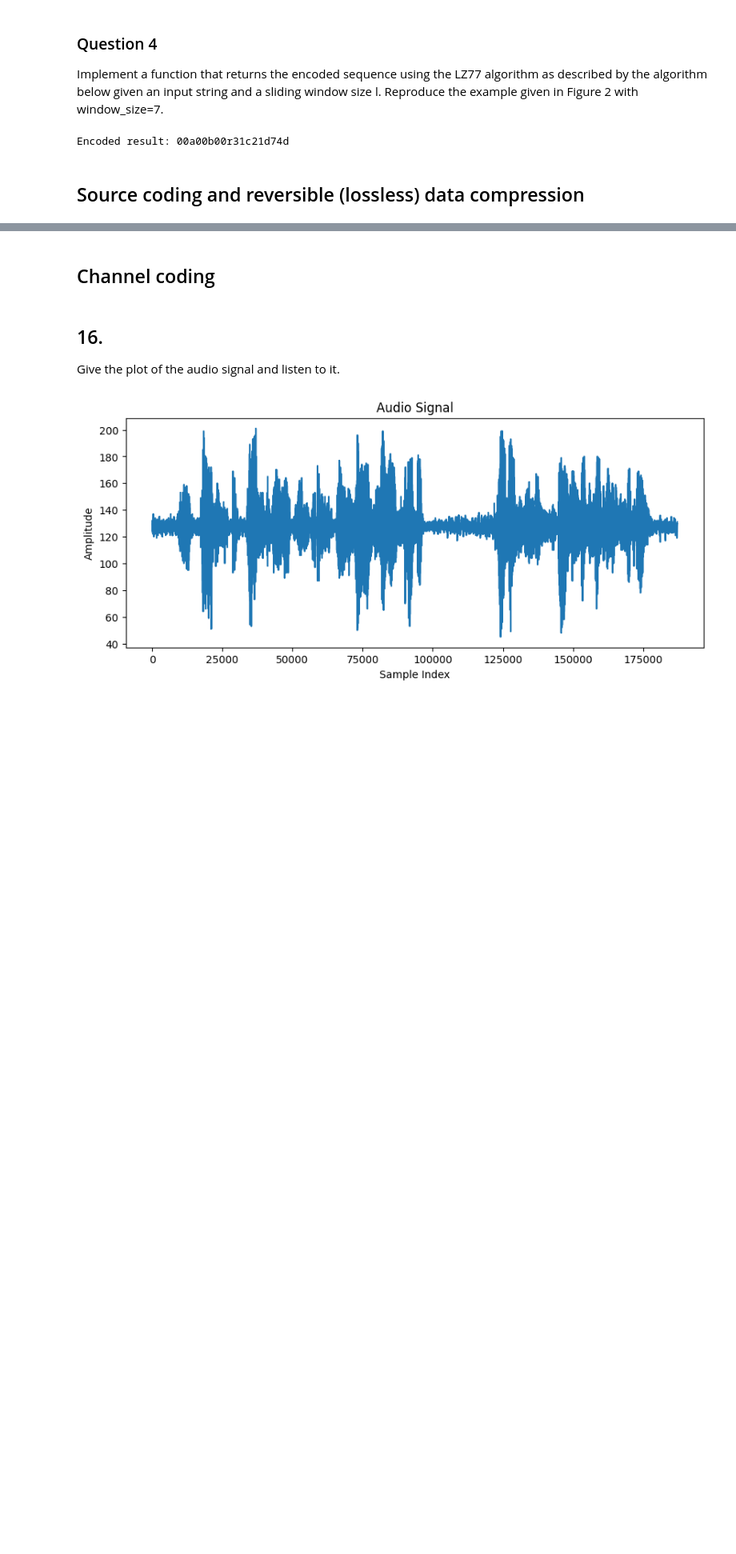
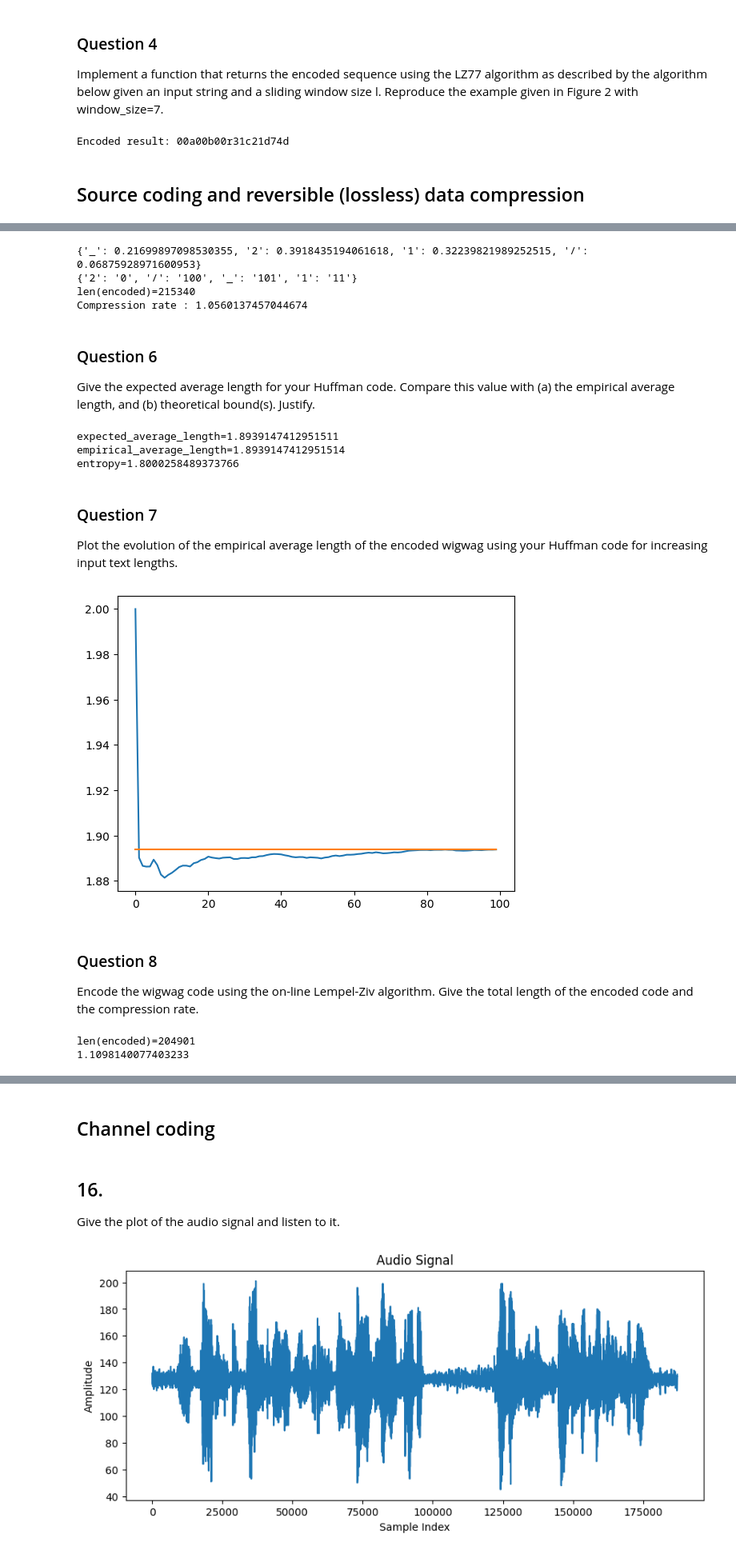
Before and after one commit to sergiopuertas/InfoCodingTheory, a Jupyter notebook: A2/P2 - Notebook.ipynb, the cells around one changed output, grey strips where cells are left out. Shown: that part at 80% size. Drawn from its saved outputs; the diff is of its cells as text; code cells hidden in the pictures; blank space fills up the shorter version.

```diff
--- a/A2/P2 - Notebook.ipynb
+++ b/A2/P2 - Notebook.ipynb
@@ -204,0 +210,59 @@ if os.path.isfile("private_evaluation.py"):
+# %%
+with open("wigwag.txt") as file:
+    wigwag = file.readline()
+
+wigwag_probas = {c: wigwag.count(c)/len(wigwag) for c in set(wigwag)}
+
+print(wigwag_probas)
+huffman = Huffman_code(wigwag_probas)
+print(huffman)
+encoded = "".join([huffman[w] for w in wigwag])
+print(f"{len(encoded)=}")
+print(f"Compression rate : {len(wigwag)*np.log2(len(set(wigwag)))/len(encoded)}")
+# %% [output]
+{'_': 0.21699897098530355, '2': 0.3918435194061618, '1': 0.32239821989252515, '/': 0.06875928971600953}
+{'2': '0', '/': '100', '_': '101', '1': '11'}
+len(encoded)=215340
+Compression rate : 1.0560137457044674
+# %% [markdown]
+### Question 6
+
+Give the expected average length for your Huffman code. Compare this value with
+(a) the empirical average length, and (b) theoretical bound(s). Justify.
+# %%
+expected_average_length = sum(prob * len(huffman[symbol]) for symbol, prob in wigwag_probas.items())
+
+empirical_average_length = len(encoded) / len(wigwag)
+
+entropy = sum(prob * np.log2(prob) for prob in wigwag_probas.values() if prob != 0) * -1
+
+print(f"{expected_average_length=}")
+print(f"{empirical_average_length=}")
+print(f"{entropy=}")
+
+# The expected average length and the empirical are nearly the same (and should even be the same, the difference is due to the rounding of numbers), because the probabilities for the huffman code are computed using only the empirical data also used to compute the empirical average length;
+# We can also see that the entropy is lower (which is coherent because it is the minimum theritical bound), the maximum bound is the infinity because you can produce a prefix-free, uniquely decodable code and append a symbol to it infinetely to preserve the properties, so the length can always be equal to length + 1.
+# %% [output]
+expected_average_length=1.8939147412951511
+empirical_average_length=1.8939147412951514
+entropy=1.8000258489373766
+# %% [markdown]
+### Question 7
+
+Plot the evolution of the empirical average length of the encoded wigwag using your
+Huffman code for increasing input text lengths.
+# %%
+import matplotlib.pyplot as plt
+
+empirical_average_increasing_length = [len("".join([huffman[w] for w in wigwag[:i+1]])) / len(wigwag[:i+1]) for i in range(1, len(wigwag), len(wigwag)//100)]
+encoded_increasing_length = [expected_average_length for _ in range(1, len(wigwag), len(wigwag)//100)]
+plt.plot(empirical_average_increasing_length)
+plt.plot(encoded_increasing_length)
+plt.show()
+# %% [output]
+[figure, added]
+# %% [markdown]
+### Question 8
+
+Encode the wigwag code using the on-line Lempel-Ziv algorithm. Give the total
+length of the encoded code and the compression rate.
@@ -204,0 +323,11 @@ if os.path.isfile("private_evaluation.py"):
+# %%
+dictionary, encoded = My_LZ_Online(wigwag)
+
+encoded = "".join(encoded.split(","))
+# print(f"{encoded=}")
+print(f"{len(encoded)=}")
+compression_rate = len(wigwag)*np.log2(len(set(wigwag))) / len(encoded)
+print(f"{compression_rate}")
+# %% [output]
+len(encoded)=204901
+1.1098140077403233
```
Also changed, not shown: parts of 19 cells of this notebook.
